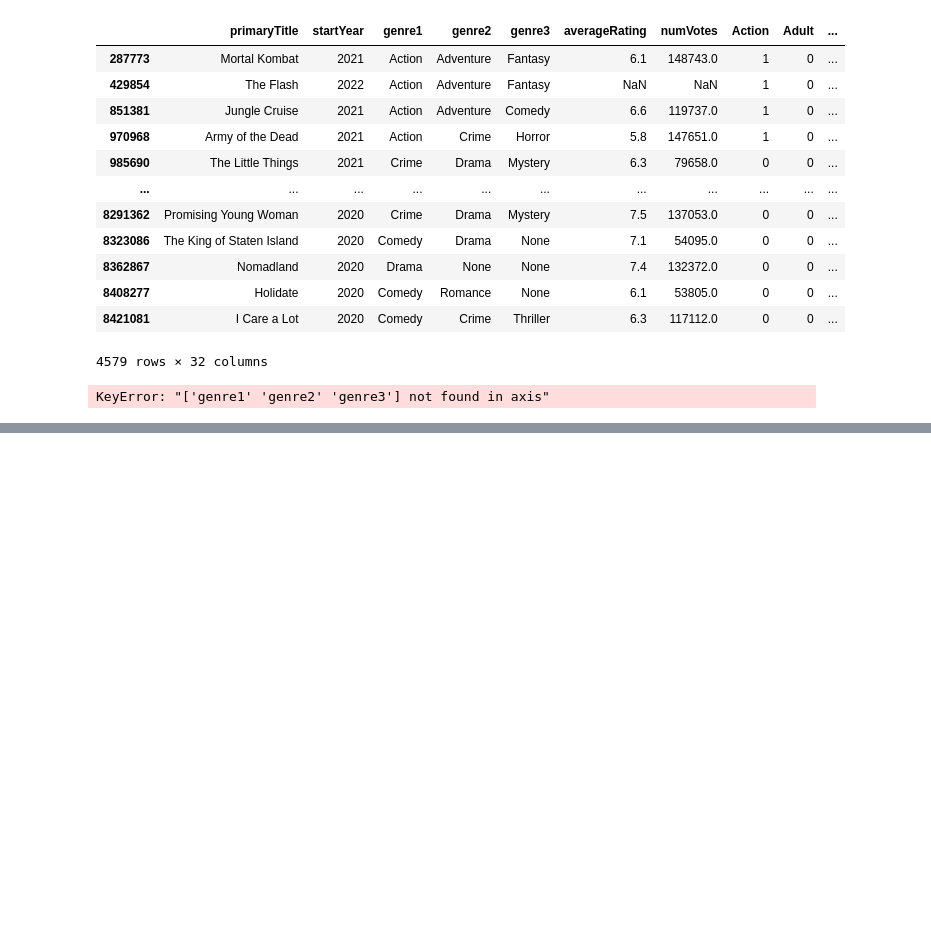
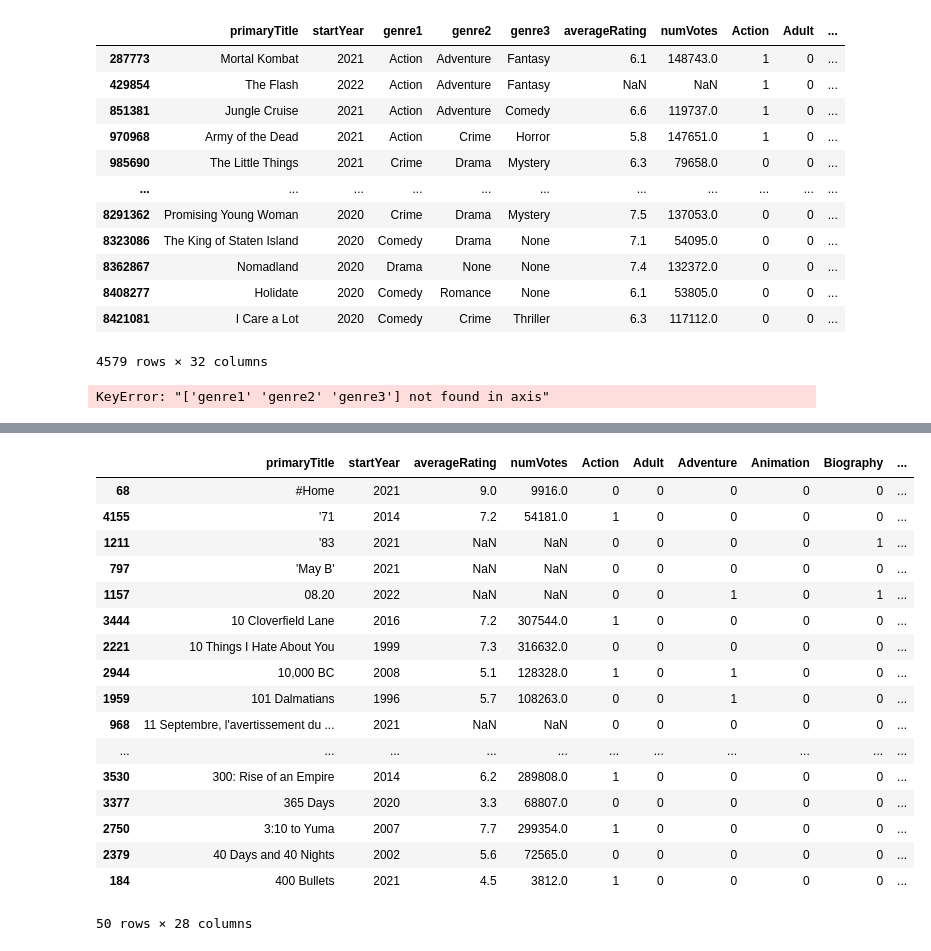
Before and after one commit to BerengerQueune/ABC-Data, a Jupyter notebook: Berenger/Database_projet/dataset_projet.ipynb, the cells around one changed output, grey strips where cells are left out. Saved outputs shown, nothing was run; the diff lists cells and outputs as text; code cells hidden in the pictures; blank space fills up the shorter version.

```diff
--- a/Berenger/Database_projet/dataset_projet.ipynb
+++ b/Berenger/Database_projet/dataset_projet.ipynb
@@ -351,0 +352,21 @@ table_finale
+# %%
+table_finale.sort_values("primaryTitle", ascending=False).head(50)
+# %% [output]
+|  | primaryTitle | startYear | averageRating | numVotes | Action | Adult | Adventure | Animation | Biography | ... |
+| 68 | #Home | 2021 | 9.0 | 9916.0 | 0 | 0 | 0 | 0 | 0 | ... |
+| 4155 | '71 | 2014 | 7.2 | 54181.0 | 1 | 0 | 0 | 0 | 0 | ... |
+| 1211 | '83 | 2021 | NaN | NaN | 0 | 0 | 0 | 0 | 1 | ... |
+| 797 | 'May B' | 2021 | NaN | NaN | 0 | 0 | 0 | 0 | 0 | ... |
+| 1157 | 08.20 | 2022 | NaN | NaN | 0 | 0 | 1 | 0 | 1 | ... |
+| 3444 | 10 Cloverfield Lane | 2016 | 7.2 | 307544.0 | 1 | 0 | 0 | 0 | 0 | ... |
+| 2221 | 10 Things I Hate About You | 1999 | 7.3 | 316632.0 | 0 | 0 | 0 | 0 | 0 | ... |
+| 2944 | 10,000 BC | 2008 | 5.1 | 128328.0 | 1 | 0 | 1 | 0 | 0 | ... |
+| 1959 | 101 Dalmatians | 1996 | 5.7 | 108263.0 | 0 | 0 | 1 | 0 | 0 | ... |
+| 968 | 11 Septembre, l'avertissement du ... | 2021 | NaN | NaN | 0 | 0 | 0 | 0 | 0 | ... |
+| ... | ... | ... | ... | ... | ... | ... | ... | ... | ... | ... |
+| 3530 | 300: Rise of an Empire | 2014 | 6.2 | 289808.0 | 1 | 0 | 0 | 0 | 0 | ... |
+| 3377 | 365 Days | 2020 | 3.3 | 68807.0 | 0 | 0 | 0 | 0 | 0 | ... |
+| 2750 | 3:10 to Yuma | 2007 | 7.7 | 299354.0 | 1 | 0 | 0 | 0 | 0 | ... |
+| 2379 | 40 Days and 40 Nights | 2002 | 5.6 | 72565.0 | 0 | 0 | 0 | 0 | 0 | ... |
+| 184 | 400 Bullets | 2021 | 4.5 | 3812.0 | 1 | 0 | 0 | 0 | 0 | ... |
+50 rows × 28 columns
```
Also changed, not shown: parts of 1 cell of this notebook, 1 other file.
